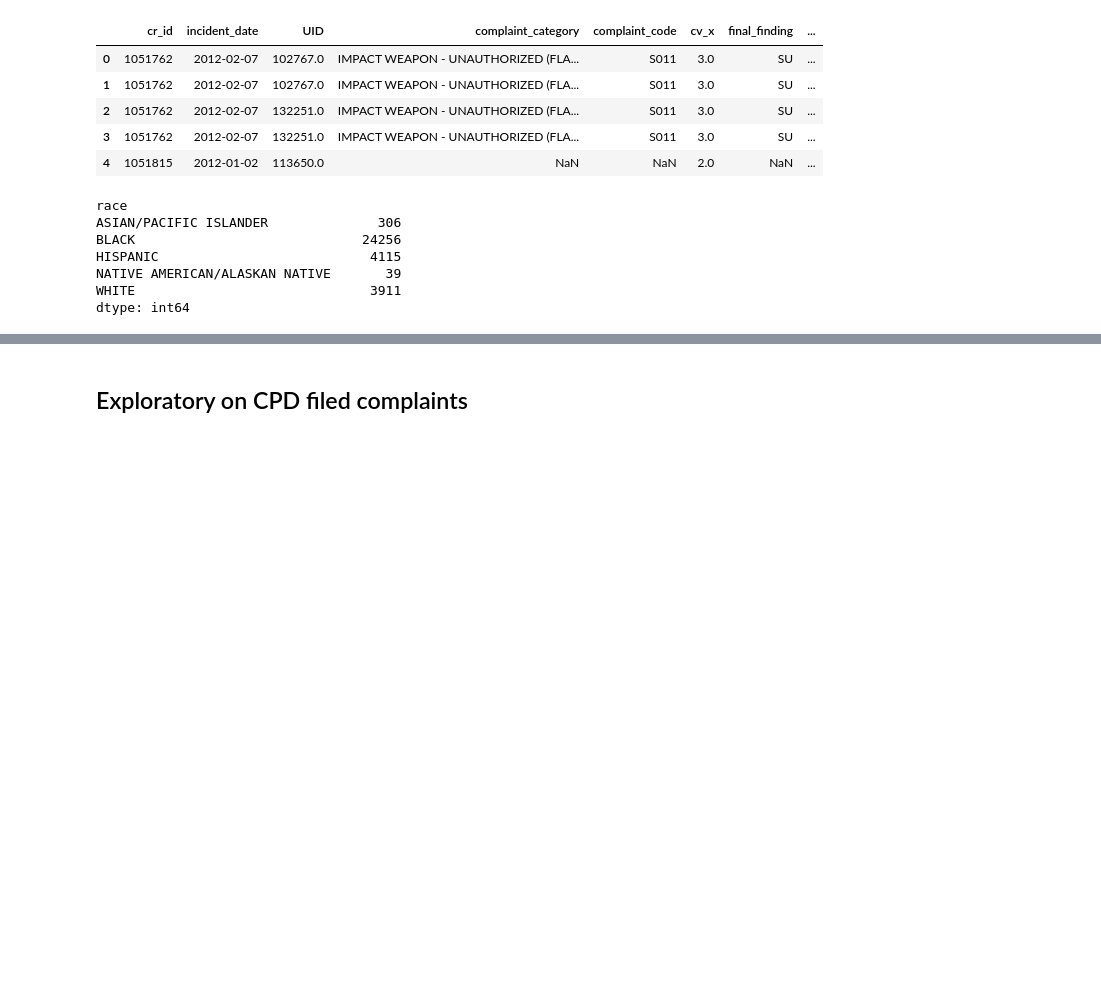
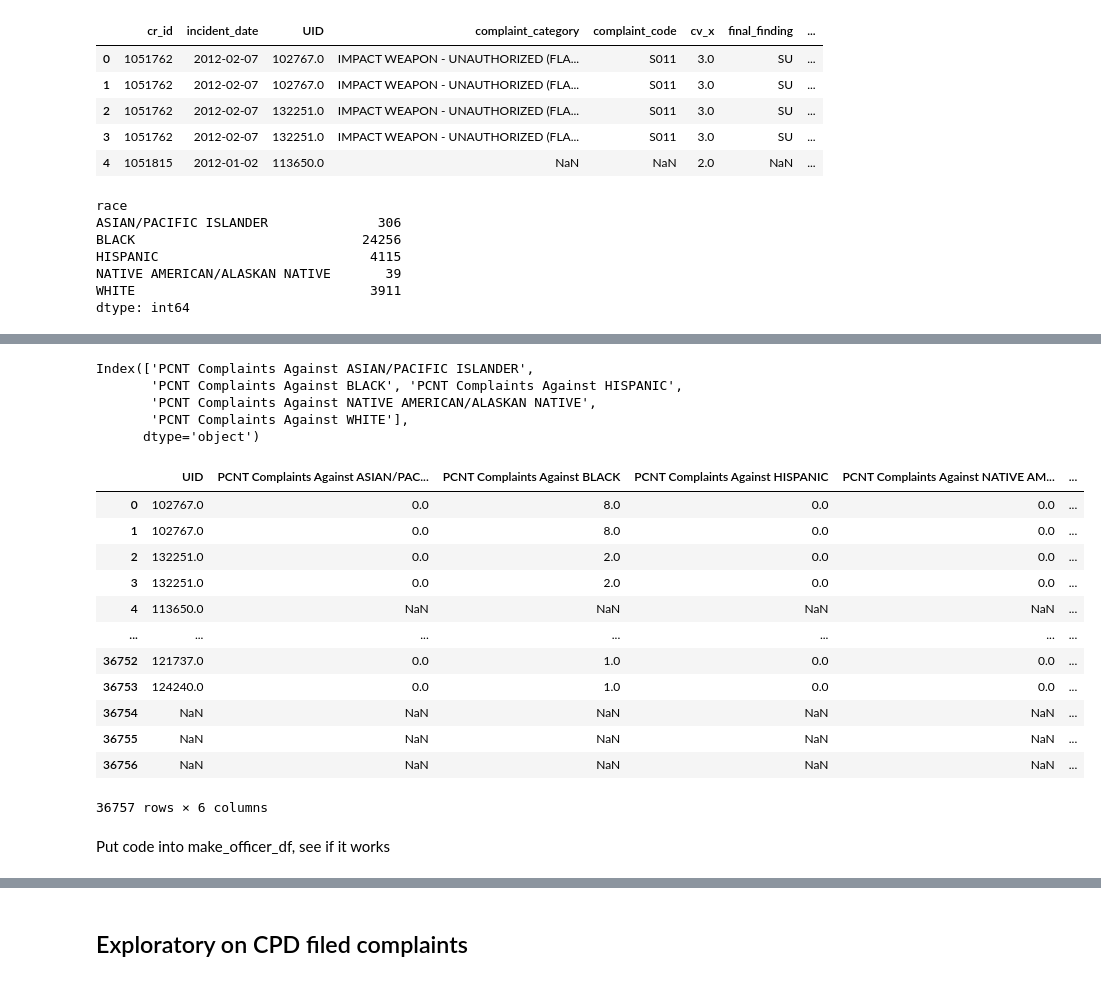
Before and after one commit to lilygrier/Police-Misconduct-ML-2020, a Jupyter notebook: notebooks/Exploratory_Pt2.ipynb, the cells around one changed output, grey strips where cells are left out. Drawn from its saved outputs; the diff is of its cells as text; code cells hidden in the pictures; blank space fills up the shorter version.

```diff
--- a/notebooks/Exploratory_Pt2.ipynb
+++ b/notebooks/Exploratory_Pt2.ipynb
@@ -96,0 +107,36 @@ SyntaxError: unexpected EOF while parsing (<ipython-input-25-5d6f301257df>, line
+# %%
+by_officer_groupby = pd.DataFrame(complaints_t1.groupby(["UID", "race"]).size())
+
+by_officer_racial_breakdown = pd.pivot_table(by_officer_groupby, values =0, index=['UID'],
+                                             columns=['race'])
+by_officer_racial_breakdown.fillna(0, inplace=True)
+
+by_officer_racial_breakdown.div(by_officer_racial_breakdown.sum(axis = 1), axis=0)
+
+by_officer_racial_breakdown.columns = ["PCNT Complaints Against " + x for x in by_officer_racial_breakdown.columns]
+# %%
+by_officer_racial_breakdown.columns
+# %% [output]
+Index(['PCNT Complaints Against ASIAN/PACIFIC ISLANDER',
+       'PCNT Complaints Against BLACK', 'PCNT Complaints Against HISPANIC',
+       'PCNT Complaints Against NATIVE AMERICAN/ALASKAN NATIVE',
+       'PCNT Complaints Against WHITE'],
+      dtype='object')
+# %%
+pd.merge(complaints_t1["UID"], by_officer_racial_breakdown, how = "left", left_on ="UID", right_index = True )
+# %% [output]
+|  | UID | PCNT Complaints Against ASIAN/PAC... | PCNT Complaints Against BLACK | PCNT Complaints Against HISPANIC | PCNT Complaints Against NATIVE AM... | ... |
+| 0 | 102767.0 | 0.0 | 8.0 | 0.0 | 0.0 | ... |
+| 1 | 102767.0 | 0.0 | 8.0 | 0.0 | 0.0 | ... |
+| 2 | 132251.0 | 0.0 | 2.0 | 0.0 | 0.0 | ... |
+| 3 | 132251.0 | 0.0 | 2.0 | 0.0 | 0.0 | ... |
+| 4 | 113650.0 | NaN | NaN | NaN | NaN | ... |
+| ... | ... | ... | ... | ... | ... | ... |
+| 36752 | 121737.0 | 0.0 | 1.0 | 0.0 | 0.0 | ... |
+| 36753 | 124240.0 | 0.0 | 1.0 | 0.0 | 0.0 | ... |
+| 36754 | NaN | NaN | NaN | NaN | NaN | ... |
+| 36755 | NaN | NaN | NaN | NaN | NaN | ... |
+| 36756 | NaN | NaN | NaN | NaN | NaN | ... |
+36757 rows × 6 columns
+# %% [markdown]
+Put code into make_officer_df, see if it works
```
Also changed, not shown: parts of 7 cells of this notebook, 2 other files.
